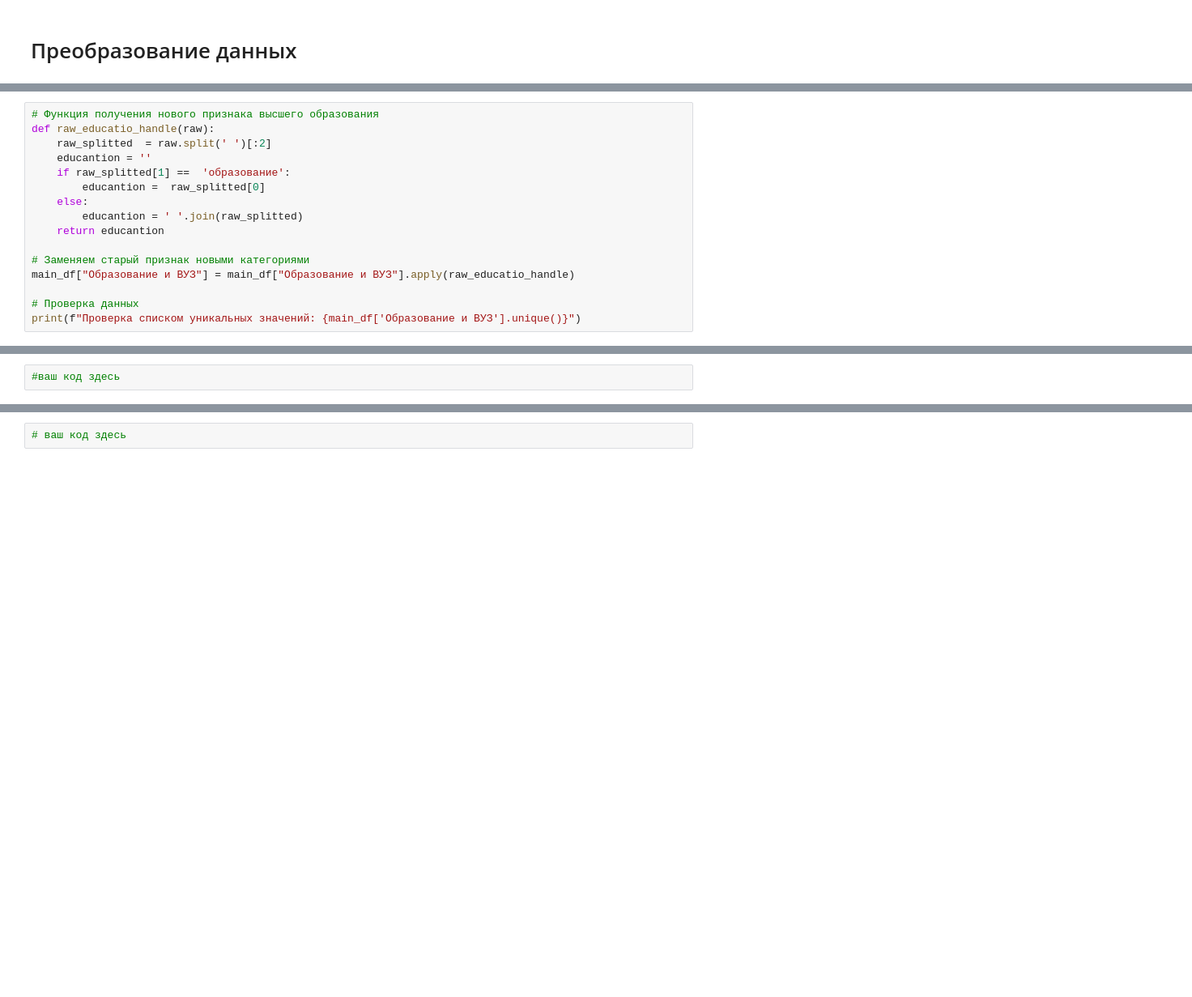
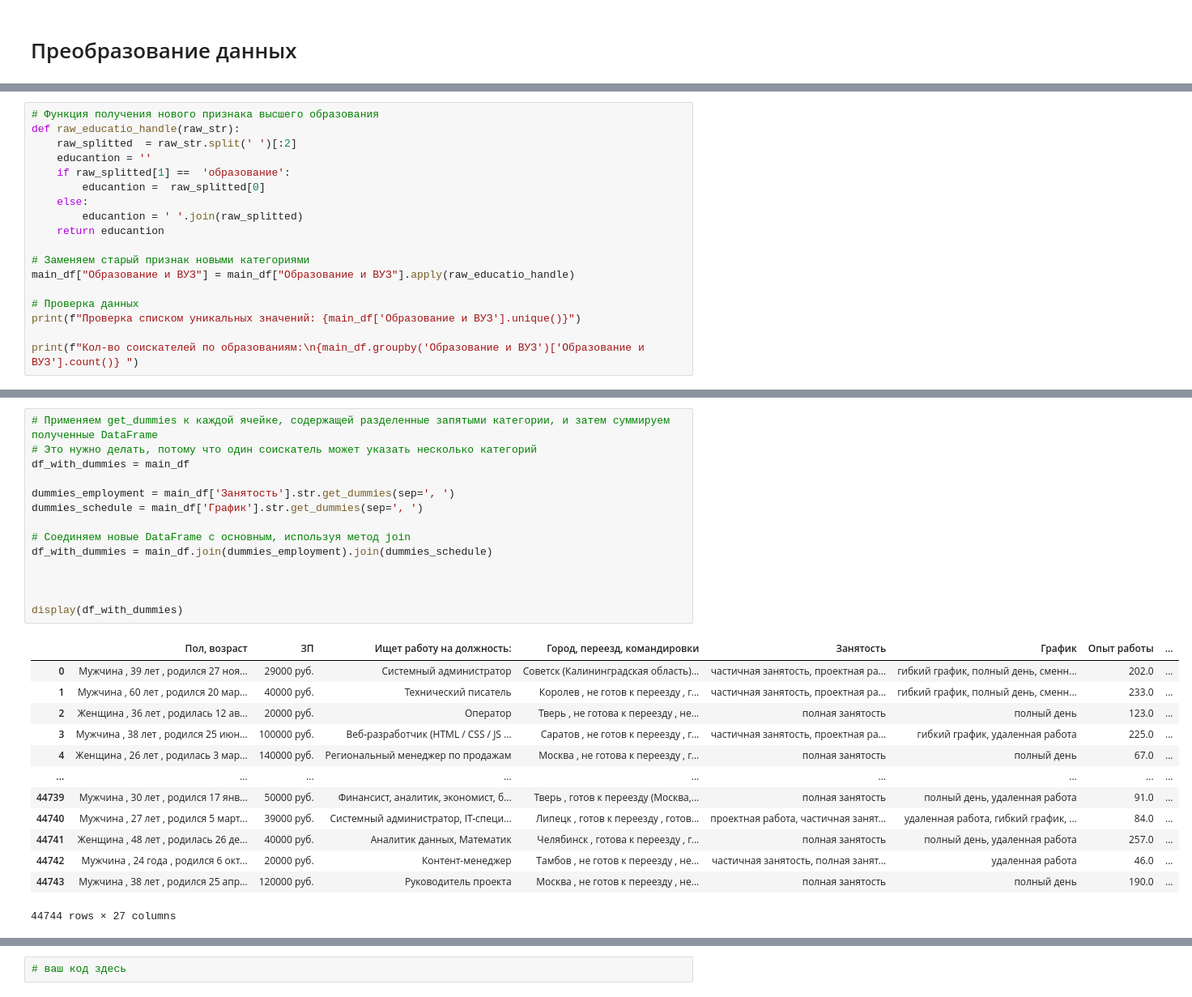
Before and after one commit to AndreyGarfild/SFRepProjects, a Jupyter notebook: PROJECT-1. Анализ резюме из HeadHunter/main.ipynb, the cells around one changed output, grey strips where cells are left out. Shown at 81% size. Saved outputs shown, nothing was run; the diff lists cells and outputs as text; blank space fills up the shorter version.

```diff
--- a/PROJECT-1. Анализ резюме из HeadHunter/main.ipynb
+++ b/PROJECT-1. Анализ резюме из HeadHunter/main.ipynb
@@ -111,8 +116,8 @@ display(main_df.describe())
 *Совет: проверяйте полученные категории, например, с помощью метода unique()*
 # %%
 # Функция получения нового признака высшего образования
-def raw_educatio_handle(raw):
-    raw_splitted  = raw.split(' ')[:2]
+def raw_educatio_handle(raw_str):
+    raw_splitted  = raw_str.split(' ')[:2]
     educantion = ''
     if raw_splitted[1] ==  'образование':
         educantion =  raw_splitted[0]
@@ -125,5 +130,7 @@ main_df["Образование и ВУЗ"] = main_df["Образование и
 
 # Проверка данных
 print(f"Проверка списком уникальных значений: {main_df['Образование и ВУЗ'].unique()}")
+
+print(f"Кол-во соискателей по образованиям:\n{main_df.groupby('Образование и ВУЗ')['Образование и ВУЗ'].count()} ")
 # %% [output]
 Проверка списком уникальных значений: ['Неоконченное высшее' 'Высшее' 'Среднее специальное' 'Среднее']
@@ -239,7 +388,33 @@ print(f"Уникальные возраст: {main_df['Возраст'].unique()
 <img src=https://raw.githubusercontent.com/AndreyRysistov/DatasetsForPandas/main/ohe.jpg>
 Выполните данное преобразование для признаков "Занятость" и "График", ответьте на контрольные вопросы, после чего удалите их из таблицы
 # %%
-#ваш код здесь
+# Применяем get_dummies к каждой ячейке, содержащей разделенные запятыми категории, и затем суммируем полученные DataFrame
+# Это нужно делать, потому что один соискатель может указать несколько категорий
+df_with_dummies = main_df
+
+dummies_employment = main_df['Занятость'].str.get_dummies(sep=', ')
+dummies_schedule = main_df['График'].str.get_dummies(sep=', ')
+
+# Соединяем новые DataFrame с основным, используя метод join
+df_with_dummies = main_df.join(dummies_employment).join(dummies_schedule)
+
+
+
+display(df_with_dummies)
+# %% [output]
+|  | Пол, возраст | ЗП | Ищет работу на должность: | Город, переезд, командировки | Занятость | График | Опыт работы | ... |
+| 0 | Мужчина , 39 лет , родился 27 ноя... | 29000 руб. | Системный администратор | Советск (Калининградская область)... | частичная занятость, проектная ра... | гибкий график, полный день, сменн... | 202.0 | ... |
+| 1 | Мужчина , 60 лет , родился 20 мар... | 40000 руб. | Технический писатель | Королев , не готов к переезду , г... | частичная занятость, проектная ра... | гибкий график, полный день, сменн... | 233.0 | ... |
+| 2 | Женщина , 36 лет , родилась 12 ав... | 20000 руб. | Оператор | Тверь , не готова к переезду , не... | полная занятость | полный день | 123.0 | ... |
+| 3 | Мужчина , 38 лет , родился 25 июн... | 100000 руб. | Веб-разработчик (HTML / CSS / JS ... | Саратов , не готов к переезду , г... | частичная занятость, проектная ра... | гибкий график, удаленная работа | 225.0 | ... |
+| 4 | Женщина , 26 лет , родилась 3 мар... | 140000 руб. | Региональный менеджер по продажам | Москва , не готова к переезду , г... | полная занятость | полный день | 67.0 | ... |
+| ... | ... | ... | ... | ... | ... | ... | ... | ... |
+| 44739 | Мужчина , 30 лет , родился 17 янв... | 50000 руб. | Финансист, аналитик, экономист, б... | Тверь , готов к переезду (Москва,... | полная занятость | полный день, удаленная работа | 91.0 | ... |
+| 44740 | Мужчина , 27 лет , родился 5 март... | 39000 руб. | Системный администратор, IT-специ... | Липецк , готов к переезду , готов... | проектная работа, частичная занят... | удаленная работа, гибкий график, ... | 84.0 | ... |
+| 44741 | Женщина , 48 лет , родилась 26 де... | 40000 руб. | Аналитик данных, Математик | Челябинск , готова к переезду , г... | полная занятость | полный день, удаленная работа | 257.0 | ... |
+| 44742 | Мужчина , 24 года , родился 6 окт... | 20000 руб. | Контент-менеджер | Тамбов , не готов к переезду , не... | частичная занятость, полная занят... | удаленная работа | 46.0 | ... |
+| 44743 | Мужчина , 38 лет , родился 25 апр... | 120000 руб. | Руководитель проекта | Москва , не готов к переезду , не... | полная занятость | полный день | 190.0 | ... |
+44744 rows × 27 columns
 # %% [markdown]
 6. (2 балла) Наконец, мы добрались до самого главного и самого важного - признака заработной платы **"ЗП"**.
 В чем наша беда? В том, что помимо желаемой заработной платы соискатель указывает валюту, в которой он бы хотел ее получать, например:
```
Also changed, not shown: parts of 7 cells of this notebook.
